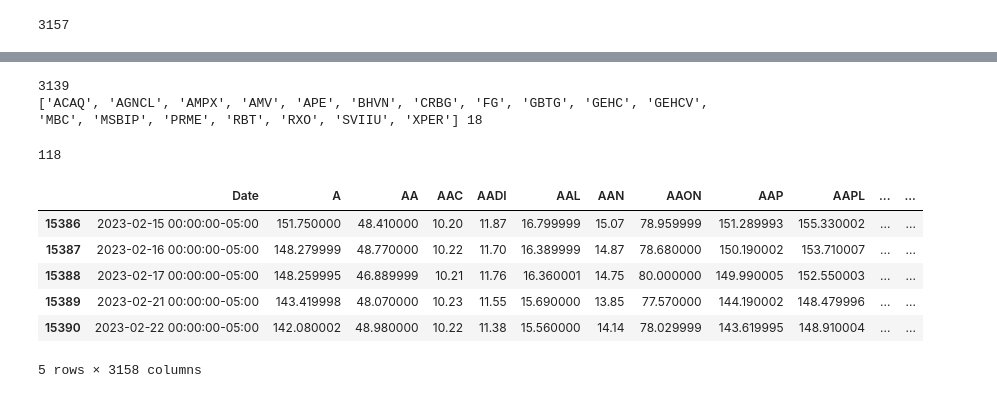
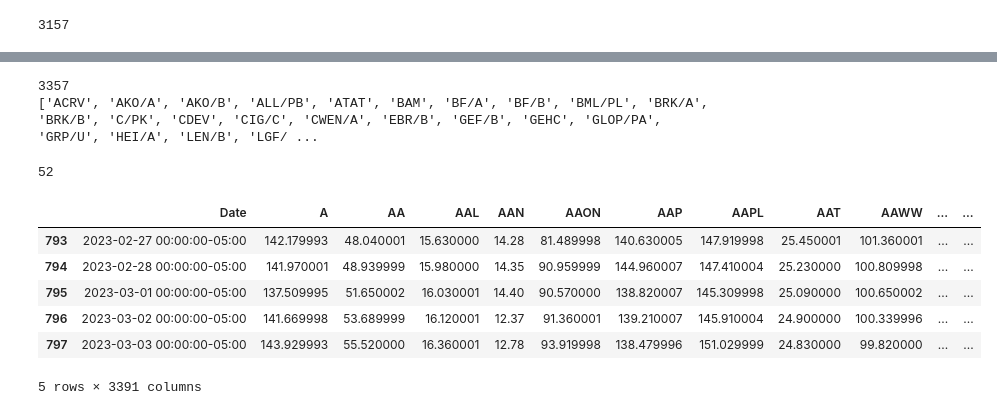
Before and after one commit to PrattyT/DynamicBreadth, a Jupyter notebook: adaptiv-dynanic-breadth.ipynb, the cells around one changed output, grey strips where cells are left out. Cells and saved outputs as stored; diff of their text form; code cells hidden in the pictures.

```diff
--- a/adaptiv-dynanic-breadth.ipynb
+++ b/adaptiv-dynanic-breadth.ipynb
@@ -40,7 +38,8 @@ closingPrices = getAllData(tickers)
 # %%
 # Read in closing prices from saved CSV file if needed
-closingPrices = pd.read_csv("AllClosingPricesToday.csv")
+closingPrices = pd.read_csv("latestClose.csv")
 closingPrices.tail()
 
+tickers = closingPrices.columns.to_list()[1::]
 def getSearchRange(start, end):
     return closingPrices[closingPrices['Date'].between(start, end)]
@@ -90,12 +100,12 @@ def getMaxPrice(tickers, start, end):
     return validTickers, invalidTickers, todaysTickers
 # %%
 #Search Range for Greater than - ONLY RUN OF OF THESE AT A TIME. The data gets overwritten.
-validTickers, invalidTickers, todaysTickers = getMaxPrice(tickers, "2022-08-01 00:00:00-05:00", "2022-08-30 00:00:00-05:00")
+validTickers, invalidTickers, todaysTickers = getMaxPrice(tickers, "2022-10-13 00:00:00-05:00", "2022-12-15 00:00:00-05:00")
 print(len(todaysTickers))
 print(invalidTickers, len(invalidTickers))
 # %% [output]
-3139
-['ACAQ', 'AGNCL', 'AMPX', 'AMV', 'APE', 'BHVN', 'CRBG', 'FG', 'GBTG', 'GEHC', 'GEHCV', 'MBC', 'MSBIP', 'PRME', 'RBT', 'RXO', 'SVIIU', 'XPER'] 18
+3357
+['ACRV', 'AKO/A', 'AKO/B', 'ALL/PB', 'ATAT', 'BAM', 'BF/A', 'BF/B', 'BML/PL', 'BRK/A', 'BRK/B', 'C/PK', 'CDEV', 'CIG/C', 'CWEN/A', 'EBR/B', 'GEF/B', 'GEHC', 'GLOP/PA', 'GRP/U', 'HEI/A', 'LEN/B', 'LGF/ ...
 # %%
 #Search Range for Less than - ONLY RUN OF OF THESE AT A TIME. The data gets overwritten.
 validTickers, invalidTickers, todaysTickers = getMaxPrice(tickers, "2022-05-01 00:00:00-05:00", "2022-07-15 00:00:00-05:00")
@@ -121,21 +131,21 @@ def counter(date):
     return [percent, searchFor]
 # %%
 # date range to create graph on
-targetRange = getSearchRange("2022-09-01 00:00:00-05:00", "2023-02-22 00:00:00-05:00")
+targetRange = getSearchRange("2022-12-16 00:00:00-05:00", "2023-03-03 00:00:00-05:00")
 
 # Number of days in the target range
 print(targetRange.shape[0])
 
 targetRange.tail()
 # %% [output]
-118
+52
-|  | Date | A | AA | AAC | AADI | AAL | AAN | AAON | AAP | AAPL | ... | ... |
-| 15386 | 2023-02-15 00:00:00-05:00 | 151.750000 | 48.410000 | 10.20 | 11.87 | 16.799999 | 15.07 | 78.959999 | 151.289993 | 155.330002 | ... | ... |
-| 15387 | 2023-02-16 00:00:00-05:00 | 148.279999 | 48.770000 | 10.22 | 11.70 | 16.389999 | 14.87 | 78.680000 | 150.190002 | 153.710007 | ... | ... |
-| 15388 | 2023-02-17 00:00:00-05:00 | 148.259995 | 46.889999 | 10.21 | 11.76 | 16.360001 | 14.75 | 80.000000 | 149.990005 | 152.550003 | ... | ... |
-| 15389 | 2023-02-21 00:00:00-05:00 | 143.419998 | 48.070000 | 10.23 | 11.55 | 15.690000 | 13.85 | 77.570000 | 144.190002 | 148.479996 | ... | ... |
-| 15390 | 2023-02-22 00:00:00-05:00 | 142.080002 | 48.980000 | 10.22 | 11.38 | 15.560000 | 14.14 | 78.029999 | 143.619995 | 148.910004 | ... | ... |
+|  | Date | A | AA | AAL | AAN | AAON | AAP | AAPL | AAT | AAWW | ... | ... |
+| 793 | 2023-02-27 00:00:00-05:00 | 142.179993 | 48.040001 | 15.630000 | 14.28 | 81.489998 | 140.630005 | 147.919998 | 25.450001 | 101.360001 | ... | ... |
+| 794 | 2023-02-28 00:00:00-05:00 | 141.970001 | 48.939999 | 15.980000 | 14.35 | 90.959999 | 144.960007 | 147.410004 | 25.230000 | 100.809998 | ... | ... |
+| 795 | 2023-03-01 00:00:00-05:00 | 137.509995 | 51.650002 | 16.030001 | 14.40 | 90.570000 | 138.820007 | 145.309998 | 25.090000 | 100.650002 | ... | ... |
+| 796 | 2023-03-02 00:00:00-05:00 | 141.669998 | 53.689999 | 16.120001 | 12.37 | 91.360001 | 139.210007 | 145.910004 | 24.900000 | 100.339996 | ... | ... |
+| 797 | 2023-03-03 00:00:00-05:00 | 143.929993 | 55.520000 | 16.360001 | 12.78 | 93.919998 | 138.479996 | 151.029999 | 24.830000 | 99.820000 | ... | ... |
-5 rows × 3158 columns
+5 rows × 3391 columns
 # %%
 percents = []
 for i in range(targetRange.shape[0]):
```
Also changed, not shown: parts of 4 cells of this notebook.
